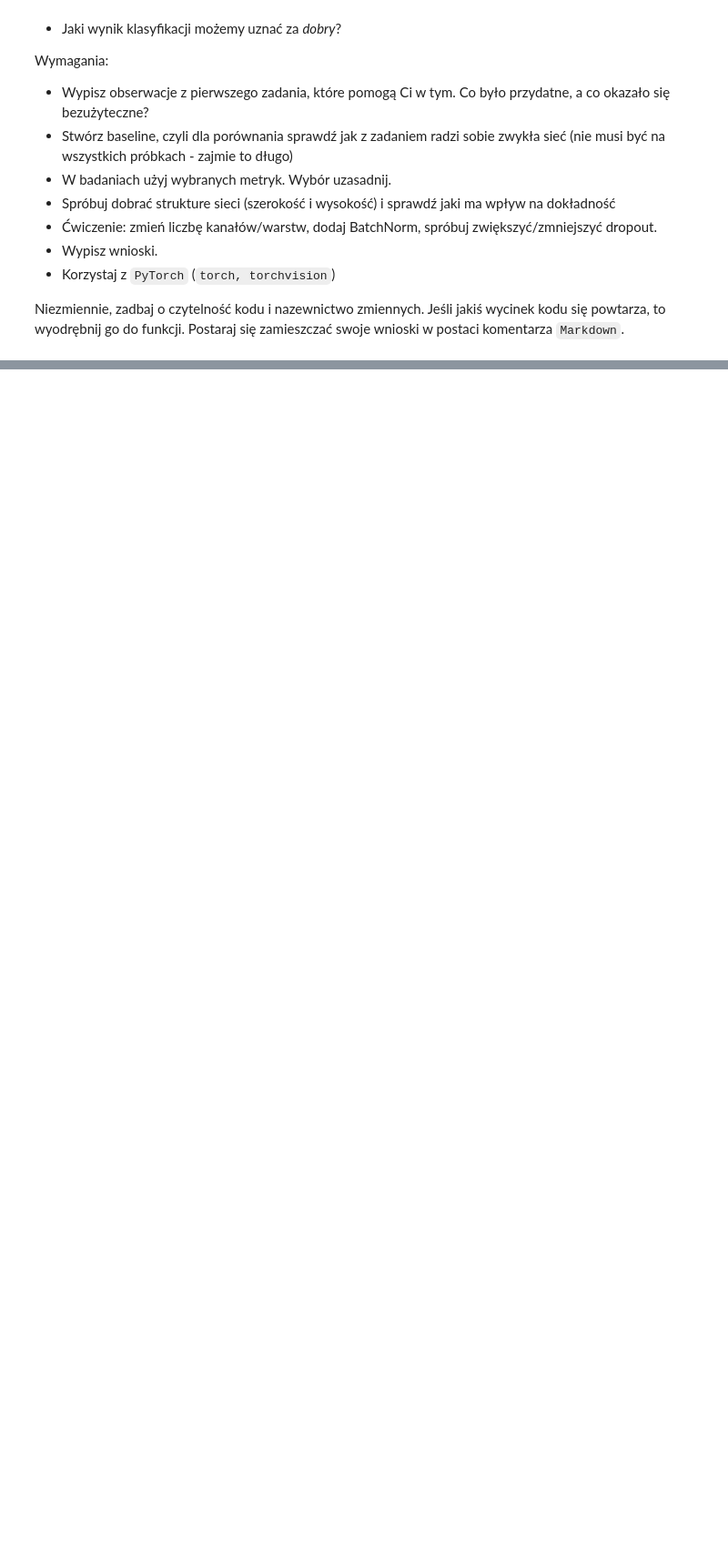
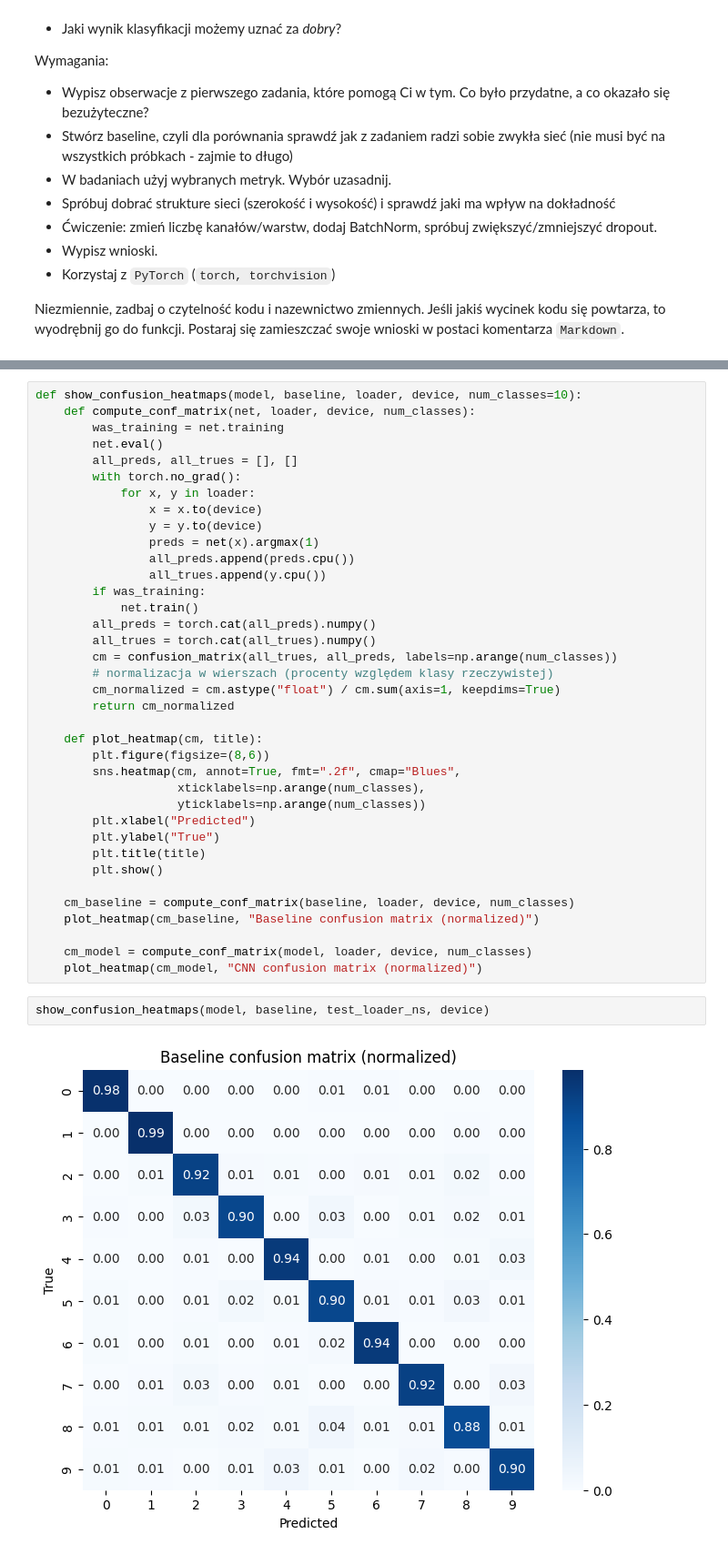
Before and after one commit to Solvro/ml-wakacyjne-wyzwanie-2025, a Jupyter notebook: NN&CV_zadanie.ipynb, the cells around one changed output, grey strips where cells are left out. Shown at 91% size. Saved outputs shown, nothing was run; the diff lists cells and outputs as text; blank space fills up the shorter version.

```diff
--- a/NN&CV_zadanie.ipynb
+++ b/NN&CV_zadanie.ipynb
@@ -332,0 +316,41 @@ Różnica: 0.006000000000000005
+# %%
+def show_confusion_heatmaps(model, baseline, loader, device, num_classes=10):
+    def compute_conf_matrix(net, loader, device, num_classes):
+        was_training = net.training
+        net.eval()
+        all_preds, all_trues = [], []
+        with torch.no_grad():
+            for x, y in loader:
+                x = x.to(device)
+                y = y.to(device)
+                preds = net(x).argmax(1)
+                all_preds.append(preds.cpu())
+                all_trues.append(y.cpu())
+        if was_training:
+            net.train()
+        all_preds = torch.cat(all_preds).numpy()
+        all_trues = torch.cat(all_trues).numpy()
+        cm = confusion_matrix(all_trues, all_preds, labels=np.arange(num_classes))
+        # normalizacja w wierszach (procenty względem klasy rzeczywistej)
+        cm_normalized = cm.astype("float") / cm.sum(axis=1, keepdims=True)
+        return cm_normalized
+
+    def plot_heatmap(cm, title):
+        plt.figure(figsize=(8,6))
+        sns.heatmap(cm, annot=True, fmt=".2f", cmap="Blues",
+                    xticklabels=np.arange(num_classes),
+                    yticklabels=np.arange(num_classes))
+        plt.xlabel("Predicted")
+        plt.ylabel("True")
+        plt.title(title)
+        plt.show()
+
+    cm_baseline = compute_conf_matrix(baseline, loader, device, num_classes)
+    plot_heatmap(cm_baseline, "Baseline confusion matrix (normalized)")
+
+    cm_model = compute_conf_matrix(model, loader, device, num_classes)
+    plot_heatmap(cm_model, "CNN confusion matrix (normalized)")
+# %%
+show_confusion_heatmaps(model, baseline, test_loader_ns, device)
+# %% [output]
+[figure, added]
```
Also changed, not shown: parts of 60 cells of this notebook.
